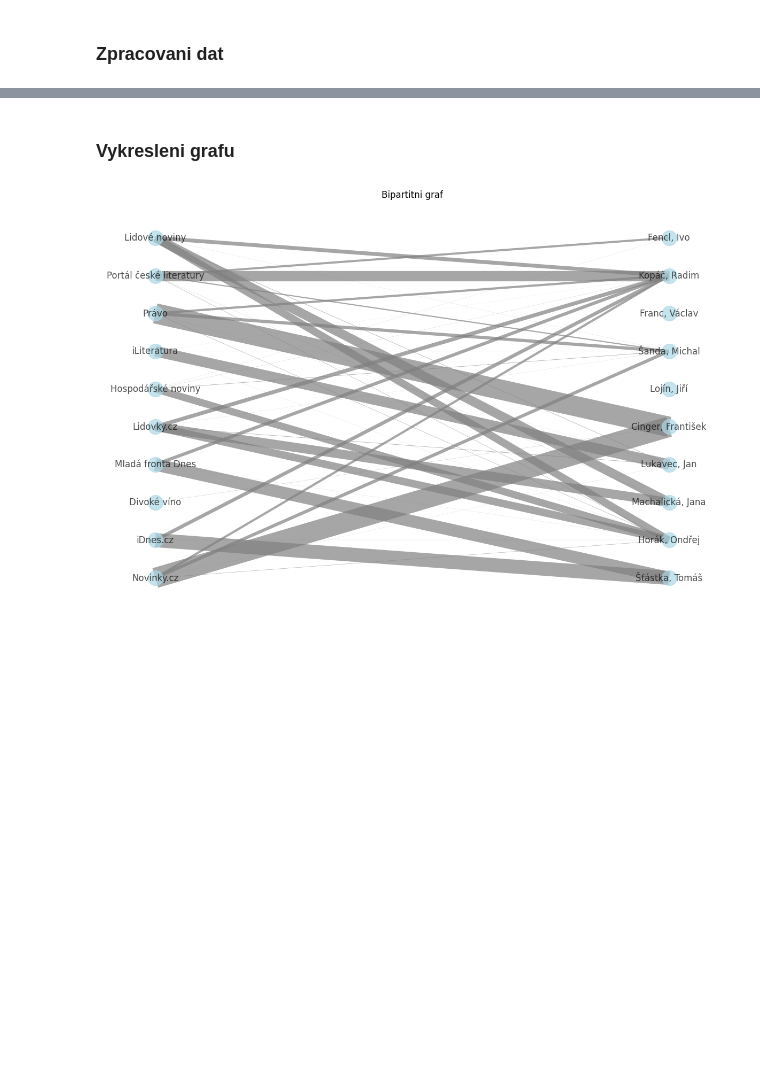
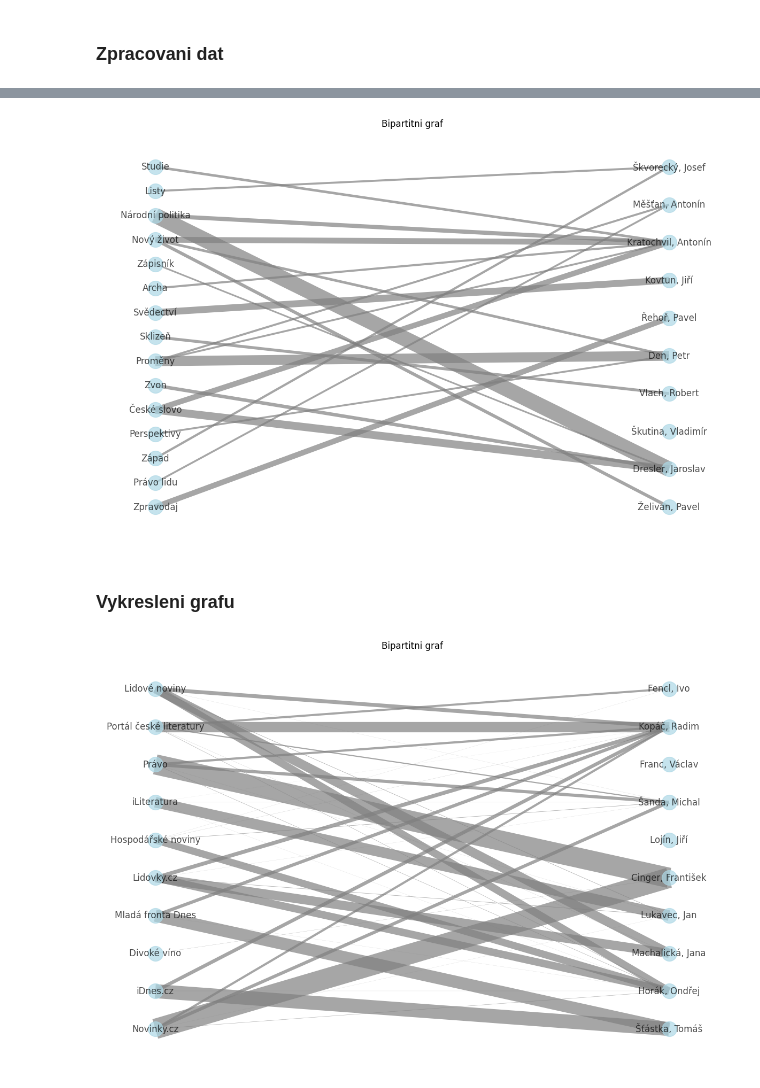
Before and after one commit to panuscha/DH-data-process, a Jupyter notebook: display_graph.ipynb, the cells around one changed output, grey strips where cells are left out. Cells and saved outputs as stored; diff of their text form; code cells hidden in the pictures; blank space fills up the shorter version.

```diff
--- a/display_graph.ipynb
+++ b/display_graph.ipynb
@@ -98,6 +98,8 @@ import pandas as pd
 import matplotlib.pyplot as plt
 from collections import Counter
 import numpy as np
+
+database_type = 'cle'
 
 out = 'data/csv/out_{}.csv'.format(database_type)
 
@@ -138,7 +140,7 @@ import re
 
 # regex patern, ktery najde substring pred zavorkou
 # r"^(.*?)\s*(?=\()" <- kulate zavorky
-pattern_magazine = r"(.*?)\[" # <- hranate zavory
+pattern_magazine = r"^(.*?)\s*(?=\()"   #r"(.*?)\[" # <- hranate zavory
 
 # Odstranime misto vydani v zavore (pokud je pritomno)
 df['magazine'] = df['magazine'].apply(lambda x: [re.search(pattern_magazine, y).group(1) if re.search(pattern_magazine, y) else y for y in x])
@@ -155,3 +189,65 @@ print(unique_magazine)
+# %%
+mapping = {}
+most_common_authors_copy = most_common_authors.copy()
+for idx,row in df.iterrows():
+        if any(item in most_common_authors_copy for item in row[author_code_column]):
+                for i, item in enumerate(row[author_code_column]):
+                        if item in most_common_authors_copy:
+                                mapping[item] = row['author'][i]
+                                most_common_authors_copy.remove(item)
+        if len(most_common_authors_copy)<1:
+                break
+# %%
+import networkx as nx
+import matplotlib.pyplot as plt
+
+# Vytvorime graf
+G = nx.Graph()
+
+# Elementy pridame grafu jako uzle
+G.add_nodes_from(most_common_authors, bipartite=1)
+
+
+# Vahy hran. Cim vice clanku v casopisu, tim vyssi vaha.
+# Ve vykreslenem grafu pak bude vyssi vaha mit silnejsi caru.
+edge_weights = {}
+
+# Iterujeme pres vsechny clanky
+for _,row in df.iterrows():
+    for element in row[column]:
+        for author in row[author_code_column]:
+            # Chceme vyselektovat jen desen nejcastejsich elemenu a casopisu
+            if element in unique_author_elements and author in most_common_authors:
+                if  (author, element) in edge_weights:
+                    # Do dictionary hrany pridavame jako tuple
+                    edge_weights[(author, element)] += 1
+                else:
+                    edge_weights[(author, element)] = 1
+
+# Vykreslime jen ty casopisy, ktere se objevuji vicekrat
+threshold = 20
+left = []
+
+for edge, weight in edge_weights.items():
+    if weight>threshold:
+        if ~G.has_node(edge[1]):
+            left.append(edge[1])
+            G.add_node(edge[1], bipartite=0)
+        G.add_edge(edge[0], edge[1], weight=weight)
+
+G = nx.relabel_nodes(G, mapping)
+
+pos = nx.bipartite_layout(G, nodes = left)
+#pos = nx.spring_layout(G)
+plt.figure(figsize=(15, 10))
+edge_widths = [0.1 * G[u][v]['weight'] for u, v in G.edges()]
+nx.draw_networkx(G, pos=pos, with_labels=True, node_color='lightblue', node_size=400,
+                 width=edge_widths, edge_color='gray', alpha=0.7)
+plt.title("Bipartitni graf")
+plt.axis("off")
+plt.show()
+# %% [output]
+[figure, added]
 # %%
 from collections import Counter
 
```
Also changed, not shown: parts of 6 cells of this notebook, 1 other file.
